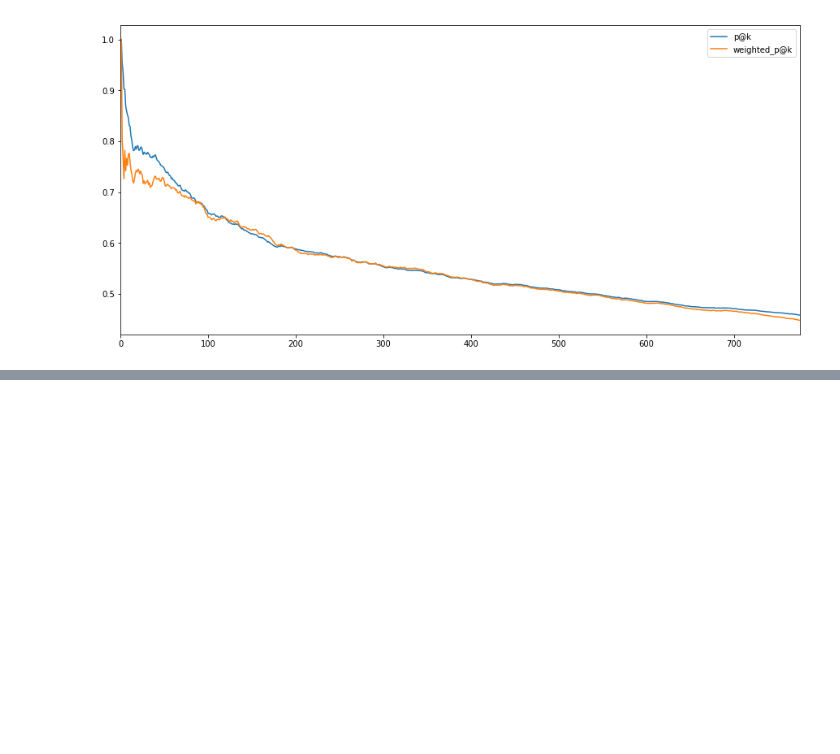
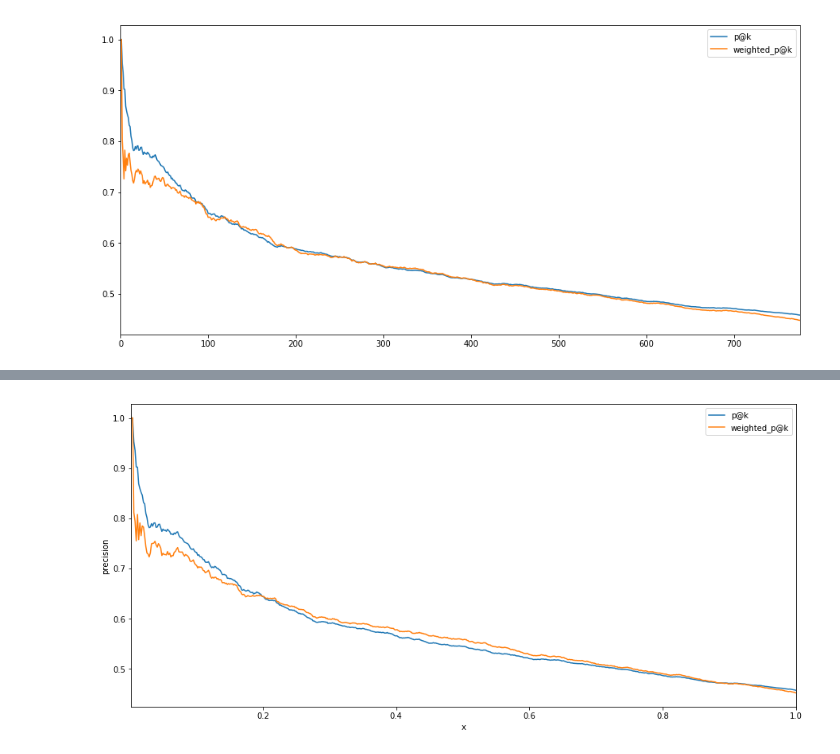
Before and after one commit to BrianDavisMath/FDA-COVID19, a Jupyter notebook: notebooks/p@k plots.ipynb, the cells around one changed output, grey strips where cells are left out. Cells and saved outputs as stored; diff of their text form; code cells hidden in the pictures; blank space fills up the shorter version.

```diff
--- a/notebooks/p@k plots.ipynb
+++ b/notebooks/p@k plots.ipynb
@@ -280,0 +323,8 @@ _ = df_results[['p@k', 'weighted_p@k']].plot(ax=ax)
+# %%
+df_results['x'] = df_results['weighted_p@k'].cumsum()/ df_results['weighted_p@k'].sum()
+fig, ax = plt.subplots(figsize=(15,7))
+ax.set_xlabel('k')
+ax.set_ylabel('precision')
+_ = df_results[['x', 'p@k', 'weighted_p@k']].plot(x='x', ax=ax)
+# %% [output]
+[figure, added]
```
Also changed, not shown: parts of 11 cells of this notebook.
